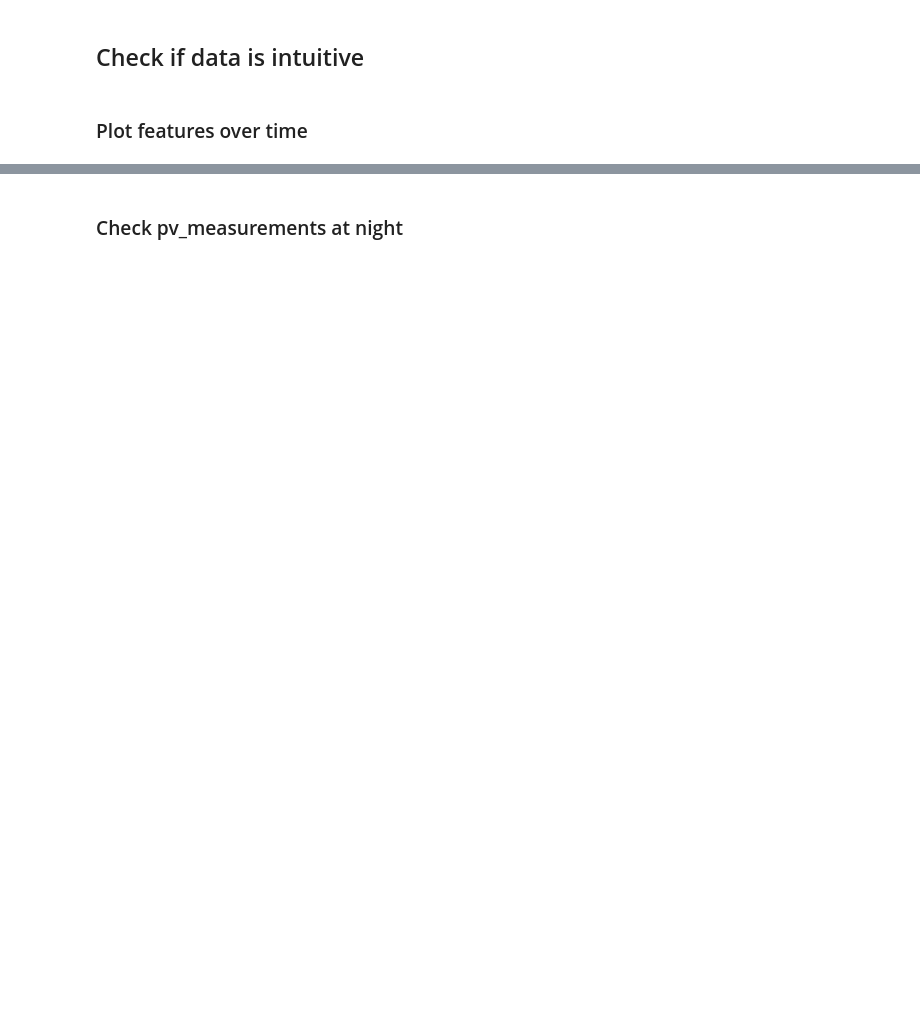
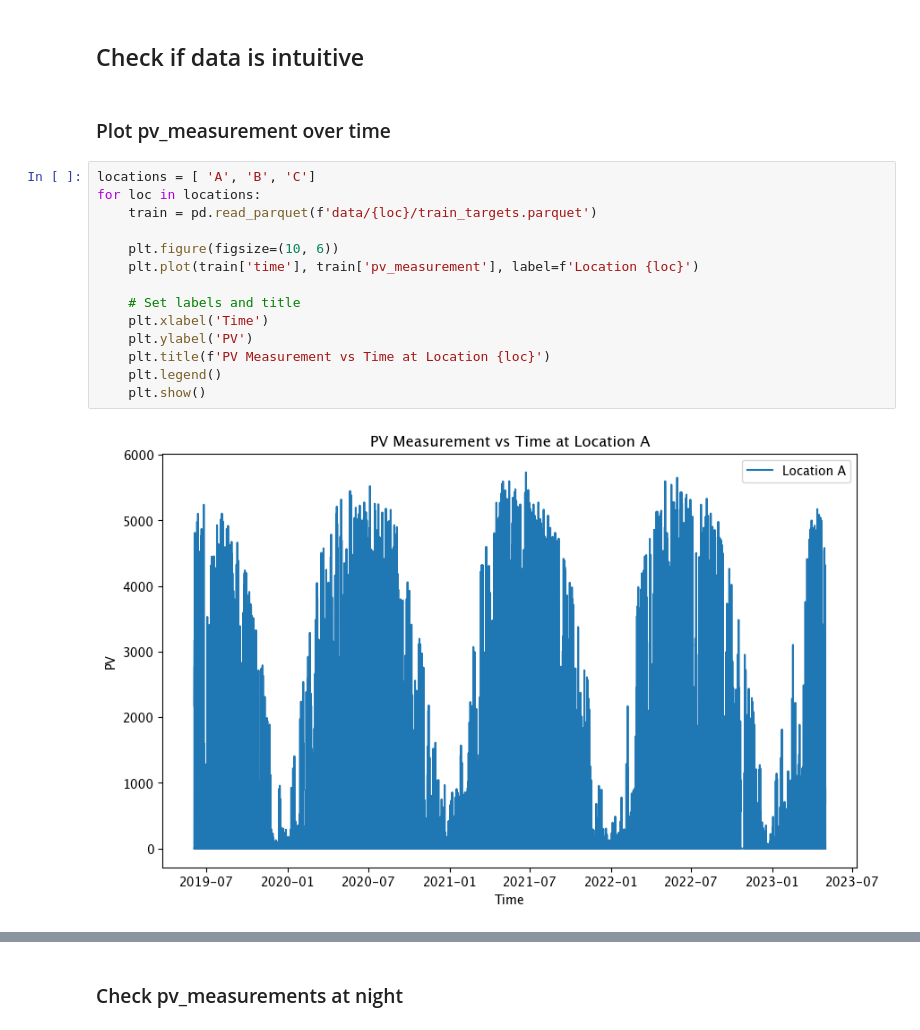
Before and after one commit to Mathias-a/TDT4173-project, a Jupyter notebook: long_notebook.ipynb, the cells around one changed output, grey strips where cells are left out. Drawn from its saved outputs; the diff is of its cells as text; blank space fills up the shorter version.

```diff
--- a/long_notebook.ipynb
+++ b/long_notebook.ipynb
@@ -49,4 +52,20 @@ df_merged = pd.merge(df_combined, df_target, left_on="date_forecast", right_on="
 # %% [markdown]
 ## Check if data is intuitive
 # %% [markdown]
-### Plot features over time
+### Plot pv_measurement over time
+# %%
+locations = [ 'A', 'B', 'C']
+for loc in locations:
+    train = pd.read_parquet(f'data/{loc}/train_targets.parquet')
+
+    plt.figure(figsize=(10, 6))
+    plt.plot(train['time'], train['pv_measurement'], label=f'Location {loc}')
+
+    # Set labels and title
+    plt.xlabel('Time')
+    plt.ylabel('PV')
+    plt.title(f'PV Measurement vs Time at Location {loc}')
+    plt.legend()
+    plt.show()
+# %% [output]
+[figure, added]
```
Also changed, not shown: parts of 6 cells of this notebook.
